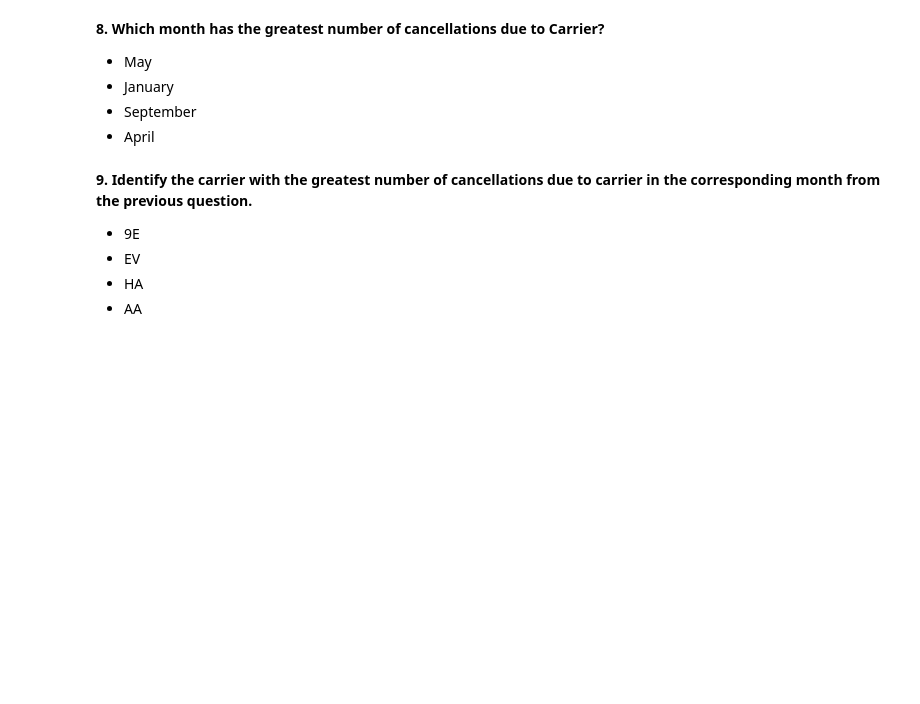
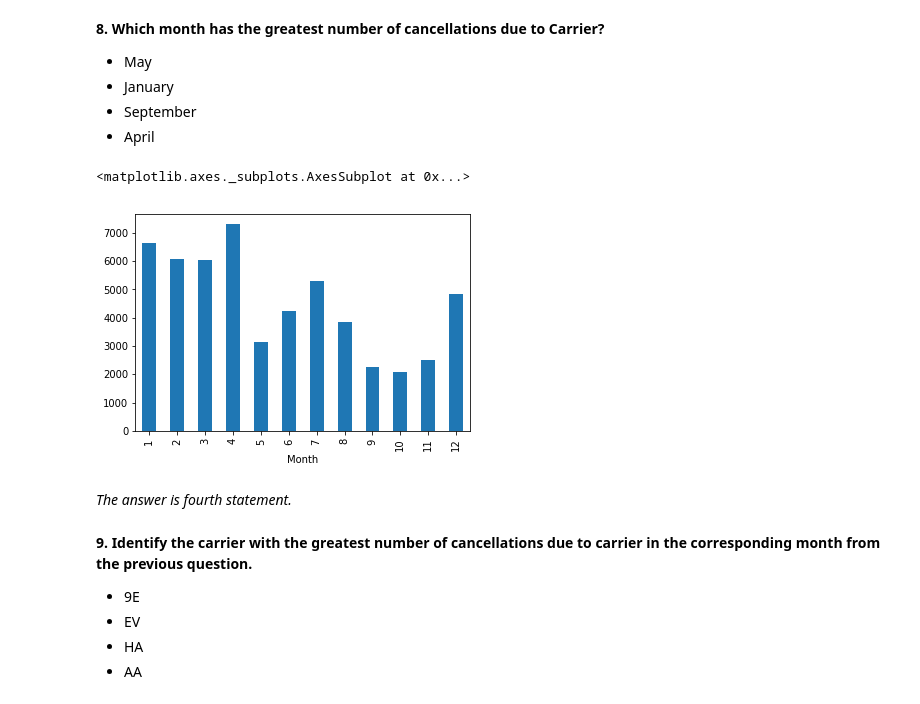
Before and after one commit to LYleonard/DataAnalysis, a Jupyter notebook: OMLCourse/assignment2_USA_flights/assignment2_USA_flights.ipynb, the cells around one changed output. Drawn from its saved outputs; the diff is of its cells as text; code cells hidden in the pictures; blank space fills up the shorter version.

```diff
--- a/OMLCourse/assignment2_USA_flights/assignment2_USA_flights.ipynb
+++ b/OMLCourse/assignment2_USA_flights/assignment2_USA_flights.ipynb
@@ -337,3 +356,11 @@ num_flights_by_date.rolling(window=7).mean().plot();
+# %%
+# You code here
+flights_df[flights_df['CancellationCode']=='A'].groupby('Month').size().plot(kind='bar', colors=sns.color_palette()[0])
+# %% [output]
+<matplotlib.axes._subplots.AxesSubplot at 0x...>
+[figure, added]
+# %% [markdown]
+*The answer is fourth statement.*
 # %% [markdown]
 **9. Identify the carrier with the greatest number of cancellations due to carrier in the corresponding month from the previous question.**
 
```
Also changed, not shown: parts of 15 cells of this notebook.
